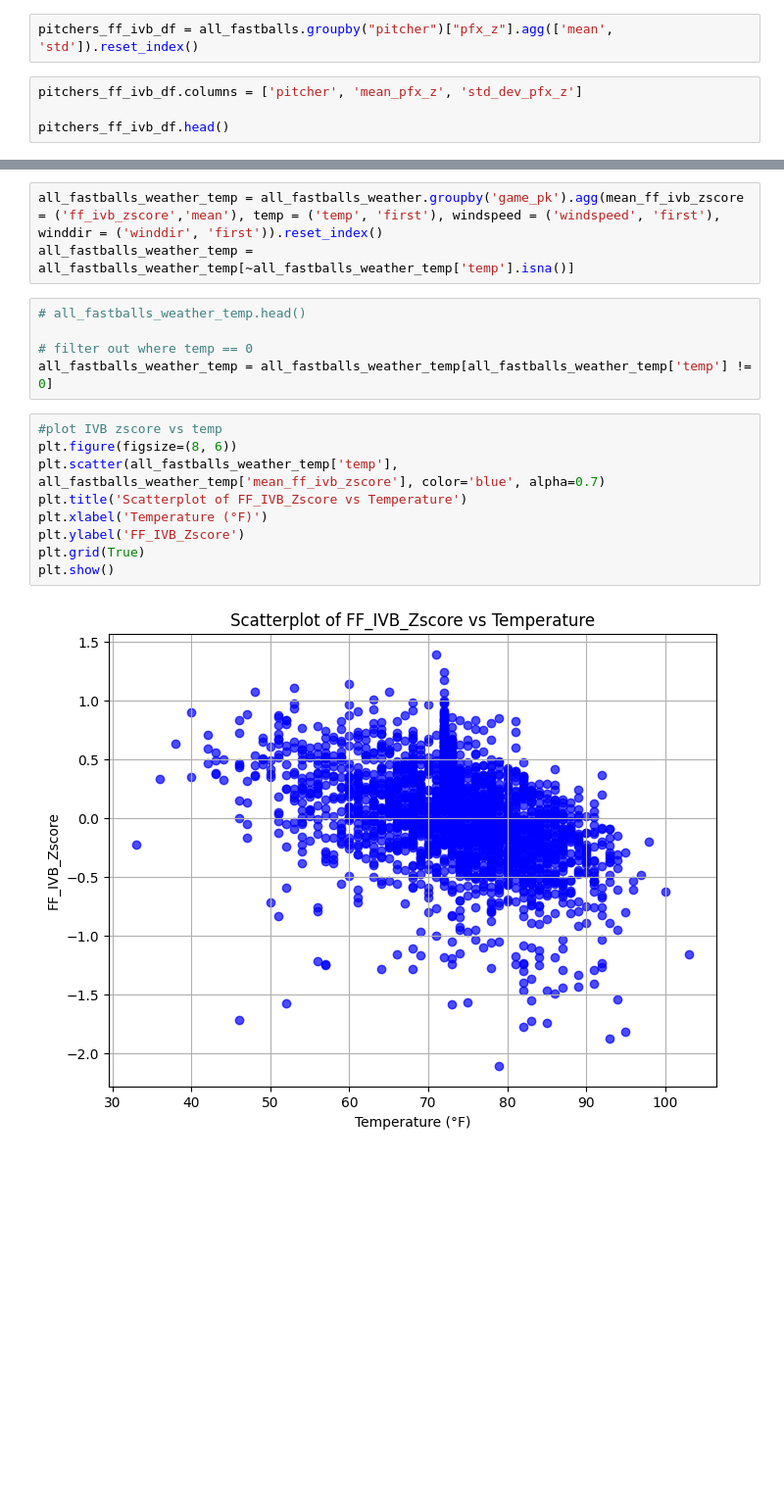
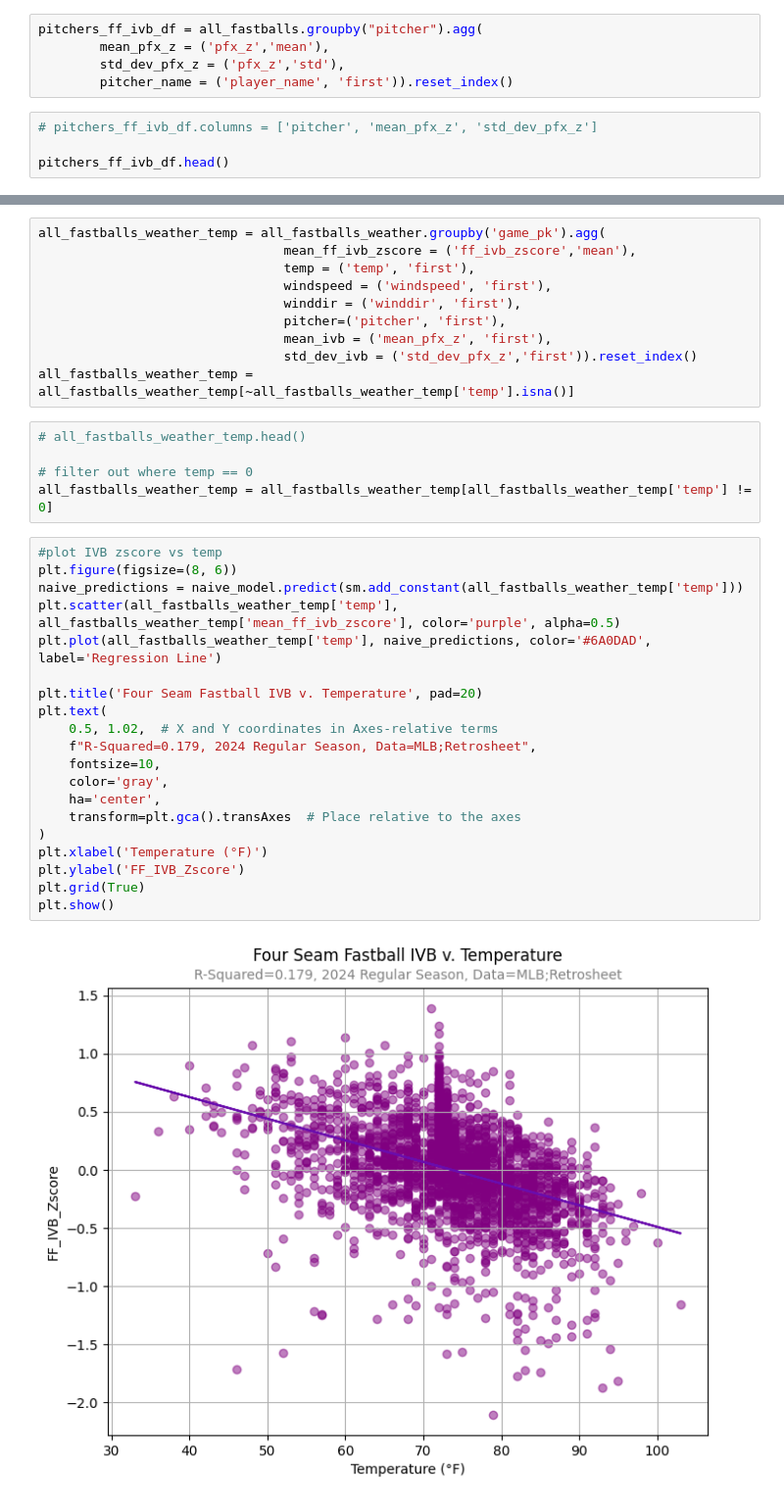
Before and after one commit to chuckrak/Baseball, a Jupyter notebook: buehler.ipynb, the cells around one changed output, grey strips where cells are left out. Shown at 98% size. Drawn from its saved outputs; the diff is of its cells as text; blank space fills up the shorter version.

```diff
--- a/buehler.ipynb
+++ b/buehler.ipynb
@@ -297,7 +318,10 @@ See the caveats in the documentation: https://pandas.pydata.org/pandas-docs/stab
 # %%
-pitchers_ff_ivb_df = all_fastballs.groupby("pitcher")["pfx_z"].agg(['mean', 'std']).reset_index()
+pitchers_ff_ivb_df = all_fastballs.groupby("pitcher").agg(
+        mean_pfx_z = ('pfx_z','mean'),
+        std_dev_pfx_z = ('pfx_z','std'),
+        pitcher_name = ('player_name', 'first')).reset_index()
 # %%
-pitchers_ff_ivb_df.columns = ['pitcher', 'mean_pfx_z', 'std_dev_pfx_z']
+# pitchers_ff_ivb_df.columns = ['pitcher', 'mean_pfx_z', 'std_dev_pfx_z']
 
 pitchers_ff_ivb_df.head()
 # %% [output]
@@ -370,7 +394,14 @@ all_fastballs_weather[~all_fastballs_weather['temp'].isna()].head()
 | 4 | FF | 2024-10-01 | 96.5 | -1.6 | 6.24 | Brieske, Beau | 605170 | 689225 | ... |
 5 rows × 122 columns
 # %%
-all_fastballs_weather_temp = all_fastballs_weather.groupby('game_pk').agg(mean_ff_ivb_zscore = ('ff_ivb_zscore','mean'), temp = ('temp', 'first'), windspeed = ('windspeed', 'first'), winddir = ('winddir', 'first')).reset_index()
+all_fastballs_weather_temp = all_fastballs_weather.groupby('game_pk').agg(
+                                mean_ff_ivb_zscore = ('ff_ivb_zscore','mean'),
+                                temp = ('temp', 'first'),
+                                windspeed = ('windspeed', 'first'),
+                                winddir = ('winddir', 'first'),
+                                pitcher=('pitcher', 'first'),
+                                mean_ivb = ('mean_pfx_z', 'first'),
+                                std_dev_ivb = ('std_dev_pfx_z','first')).reset_index()
 all_fastballs_weather_temp = all_fastballs_weather_temp[~all_fastballs_weather_temp['temp'].isna()]
 # %%
 # all_fastballs_weather_temp.head()
@@ -380,14 +411,25 @@ all_fastballs_weather_temp = all_fastballs_weather_temp[all_fastballs_weather_te
 # %%
 #plot IVB zscore vs temp
 plt.figure(figsize=(8, 6))
-plt.scatter(all_fastballs_weather_temp['temp'], all_fastballs_weather_temp['mean_ff_ivb_zscore'], color='blue', alpha=0.7)
-plt.title('Scatterplot of FF_IVB_Zscore vs Temperature')
+naive_predictions = naive_model.predict(sm.add_constant(all_fastballs_weather_temp['temp']))
+plt.scatter(all_fastballs_weather_temp['temp'], all_fastballs_weather_temp['mean_ff_ivb_zscore'], color='purple', alpha=0.5)
+plt.plot(all_fastballs_weather_temp['temp'], naive_predictions, color='#6A0DAD', label='Regression Line')
+
+plt.title('Four Seam Fastball IVB v. Temperature', pad=20)
+plt.text(
+    0.5, 1.02,  # X and Y coordinates in Axes-relative terms
+    f"R-Squared=0.179, 2024 Regular Season, Data=MLB;Retrosheet",
+    fontsize=10,
+    color='gray',
+    ha='center',
+    transform=plt.gca().transAxes  # Place relative to the axes
+)
 plt.xlabel('Temperature (°F)')
 plt.ylabel('FF_IVB_Zscore')
 plt.grid(True)
 plt.show()
 # %% [output]
-[figure, old version]
+[figure, new version]
 # %%
 # correlation of ivb score vs temperature
 print(all_fastballs_weather_temp.dtypes)
```
Also changed, not shown: parts of 15 cells of this notebook.
